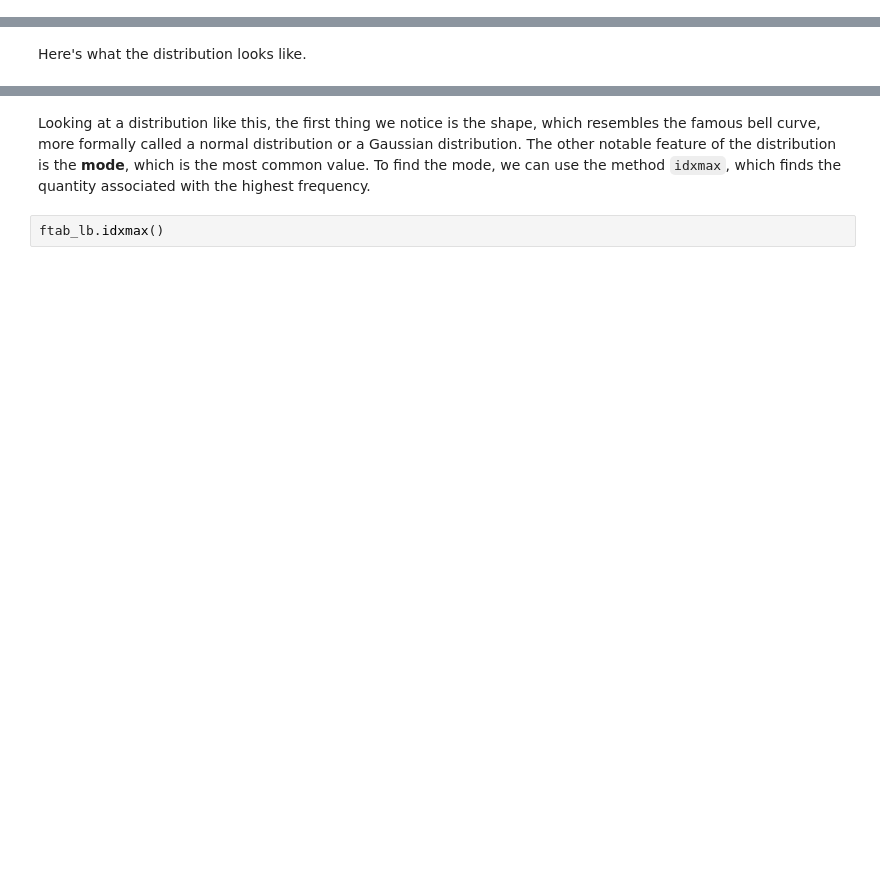
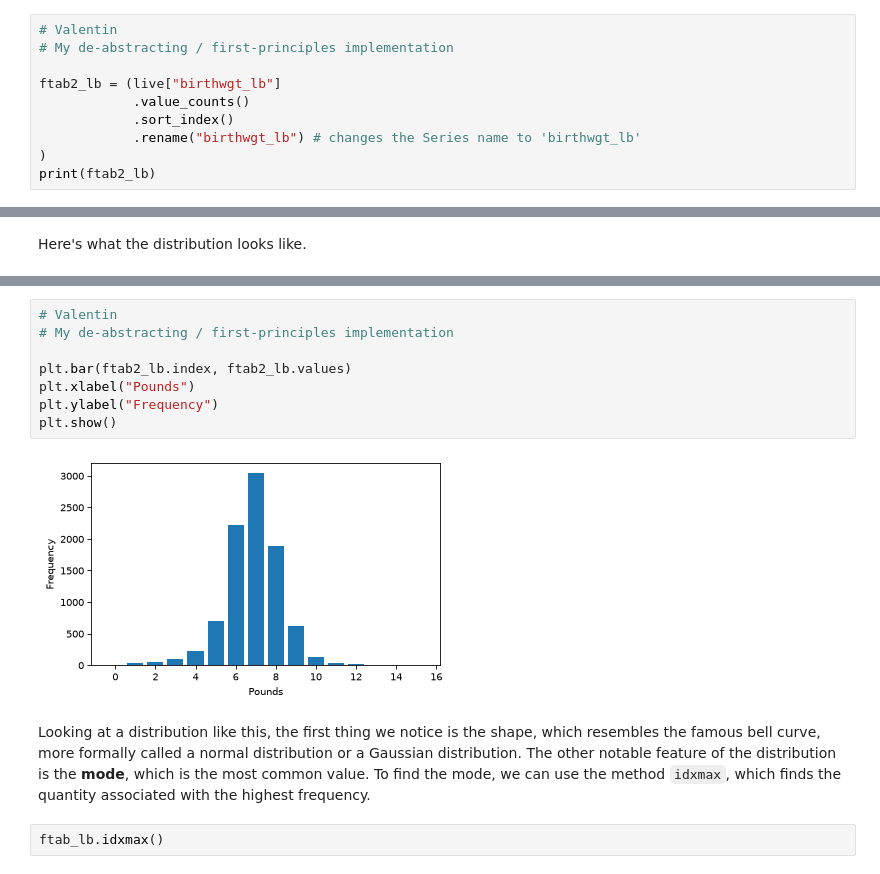
Before and after one commit to valentinissimo/ThinkStats, a Jupyter notebook: my_nb/chap02.ipynb, the cells around one changed output, grey strips where cells are left out. Saved outputs shown, nothing was run; the diff lists cells and outputs as text; blank space fills up the shorter version.

```diff
--- a/my_nb/chap02.ipynb
+++ b/my_nb/chap02.ipynb
@@ -181,0 +254,10 @@ ftab_lb = FreqTab.from_seq(live["birthwgt_lb"], name="birthwgt_lb")
+# %%
+# Valentin
+# My de-abstracting / first-principles implementation
+
+ftab2_lb = (live["birthwgt_lb"]
+            .value_counts()
+            .sort_index()
+            .rename("birthwgt_lb") # changes the Series name to 'birthwgt_lb'
+)
+print(ftab2_lb)
@@ -187,3 +290,13 @@ decorate(xlabel="Pounds", ylabel="Frequency")
+# %%
+# Valentin
+# My de-abstracting / first-principles implementation
+
+plt.bar(ftab2_lb.index, ftab2_lb.values)
+plt.xlabel("Pounds")
+plt.ylabel("Frequency")
+plt.show()
+# %% [output]
+[figure, added]
 # %% [markdown]
 Looking at a distribution like this, the first thing we notice is the shape, which resembles the famous bell curve, more formally called a normal distribution or a Gaussian distribution.
 The other notable feature of the distribution is the **mode**, which is the most common value.
```
Also changed, not shown: parts of 21 cells of this notebook.
